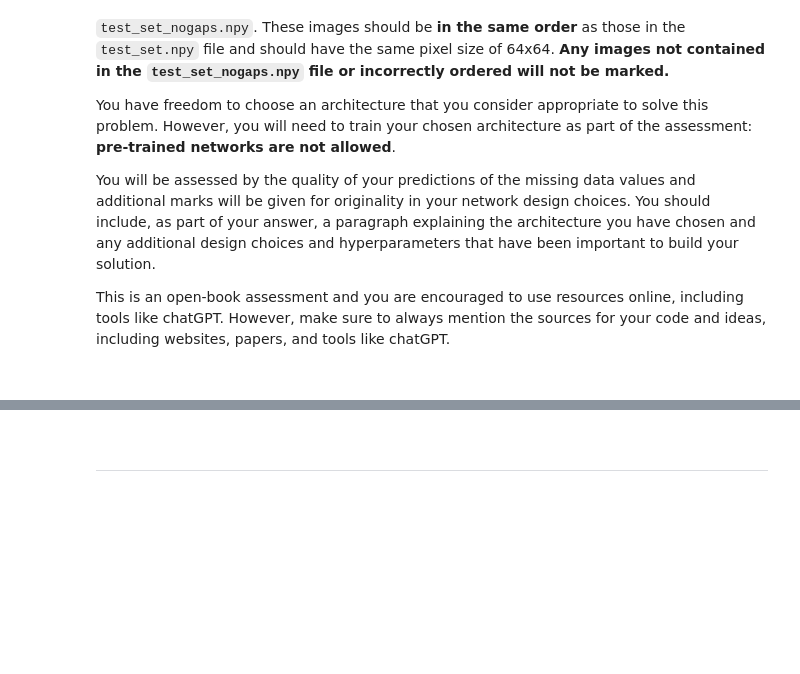
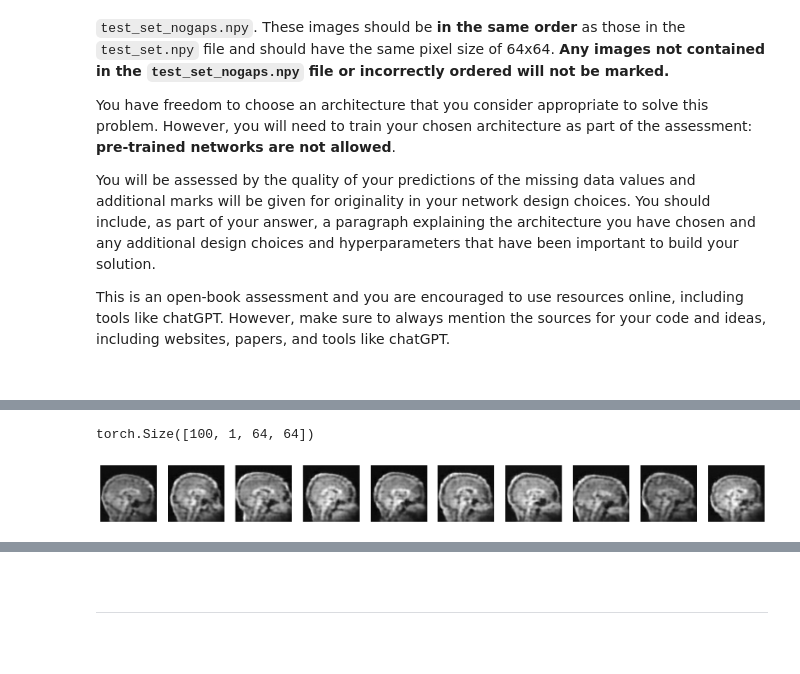
Before and after one commit to esemsc-peo23/introduction-to-python, a Jupyter notebook: Assessment.ipynb, the cells around one changed output, grey strips where cells are left out. Saved outputs shown, nothing was run; the diff lists cells and outputs as text; code cells hidden in the pictures; blank space fills up the shorter version.

```diff
--- a/Assessment.ipynb
+++ b/Assessment.ipynb
@@ -282,0 +443,23 @@ This is an open-book assessment and you are encouraged to use resources online,
+# %%
+#Applying the model to the test set and previewing the output
+model.eval()
+
+test_outputs = []
+with torch.no_grad():
+    for test_images in test_loader:
+        test_images = test_images[0]
+        test_output = model(test_images)
+        test_outputs.append(test_output)
+
+test_outputs = torch.cat(test_outputs, dim=0)
+
+print(test_outputs.shape)
+# Plotting the first 10 elements from the test_outputs
+fig, ax = plt.subplots(1, 10, figsize=(20, 4))
+for i, img in enumerate(test_outputs[:10]):
+    ax[i].imshow(img.squeeze(0).numpy(), cmap='gray')
+    ax[i].axis('off')
+plt.show()
+# %% [output]
+torch.Size([100, 1, 64, 64])
+[figure, added]
```
Also changed, not shown: parts of 32 cells of this notebook.
